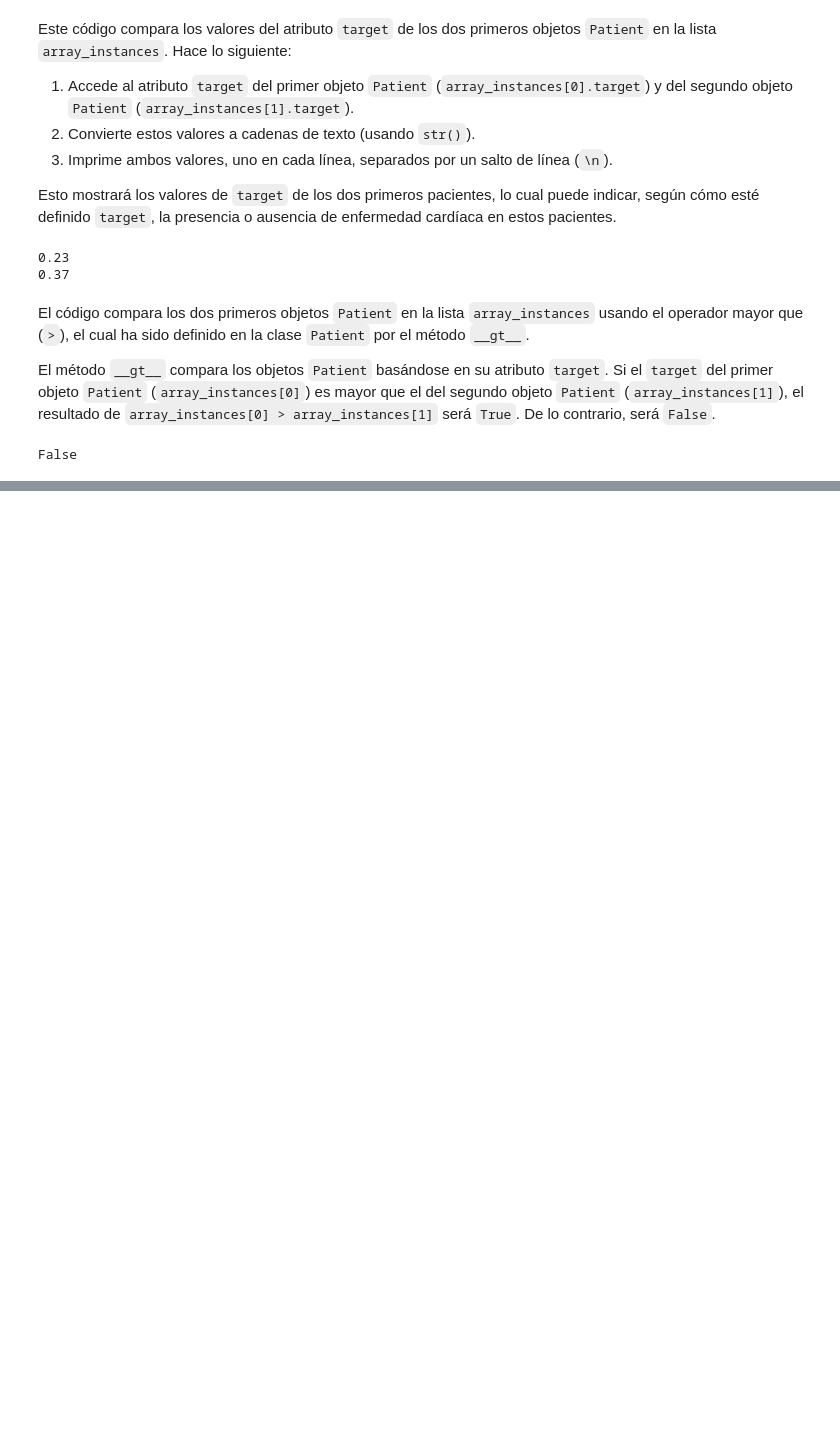
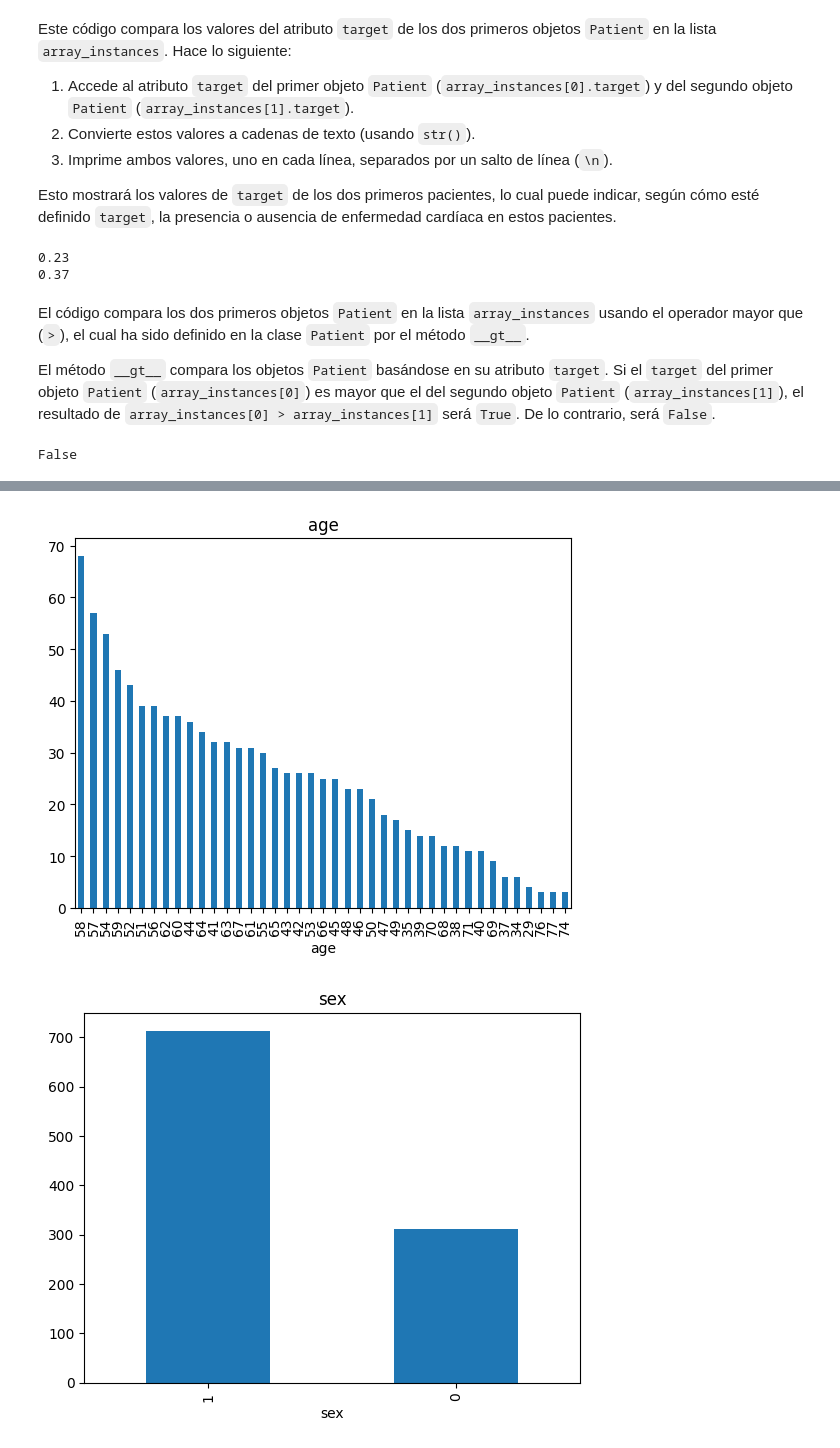
Before and after one commit to SandovalAguilar/Inteligencia-Artificial, a Jupyter notebook: graficacion-de-datos/actividad_2.ipynb, the cells around one changed output, grey strips where cells are left out. Cells and saved outputs as stored; diff of their text form; code cells hidden in the pictures; blank space fills up the shorter version.

```diff
--- a/graficacion-de-datos/actividad_2.ipynb
+++ b/graficacion-de-datos/actividad_2.ipynb
@@ -140,0 +162,8 @@ False
+# %%
+for col in df.columns:
+    df[col].value_counts().plot(kind='bar')
+    plt.title(col)
+    plt.show()
+# %% [output]
+[figure, added]
+[figure, added]
```
Also changed, not shown: parts of 2 cells of this notebook, 1 other file.
